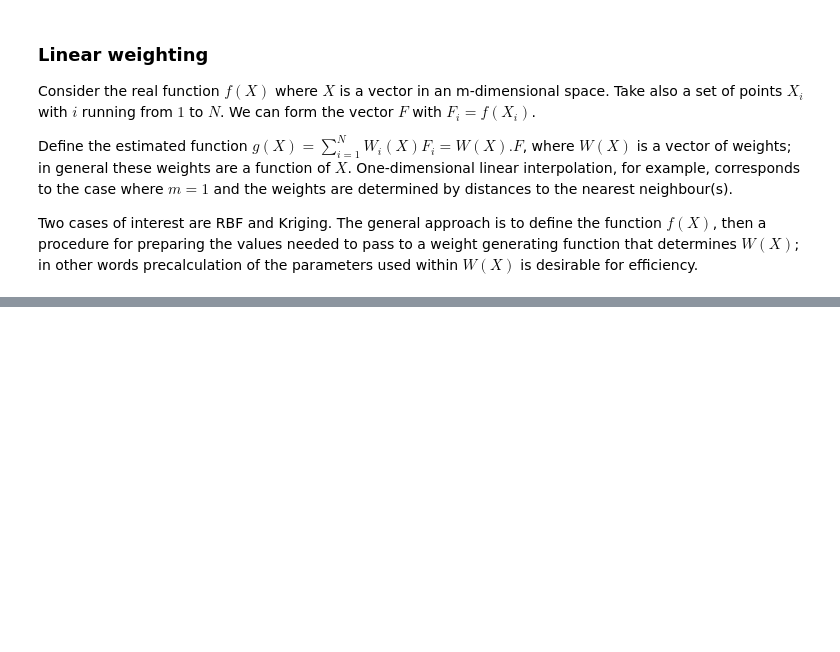
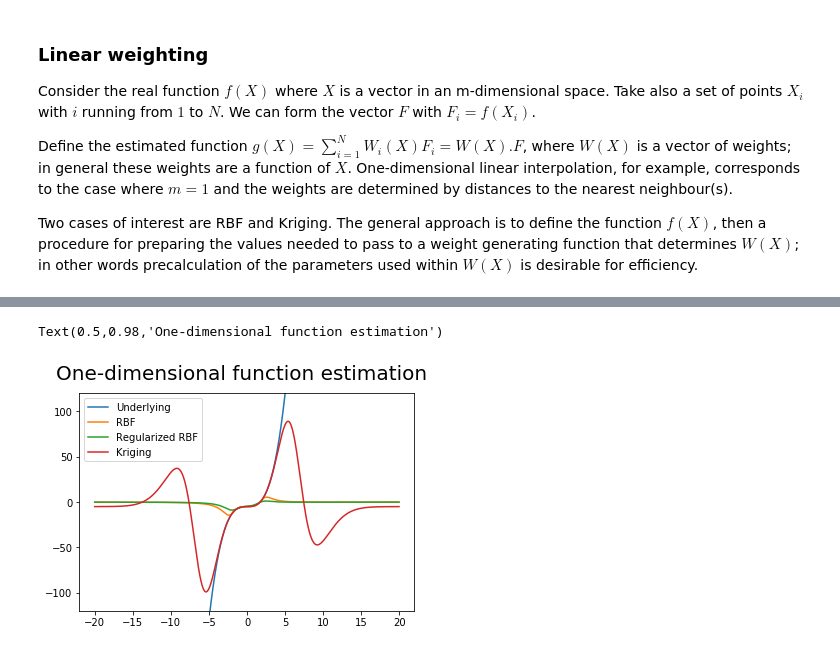
Before and after one commit to GibbsConsulting/ds-collateral, a Jupyter notebook: notebooks/SpatialFunctions.ipynb, the cells around one changed output, grey strips where cells are left out. Drawn from its saved outputs; the diff is of its cells as text; code cells hidden in the pictures; blank space fills up the shorter version.

Commit message:
Improved RBF and Kriging example and added some labelling

```diff
--- a/notebooks/SpatialFunctions.ipynb
+++ b/notebooks/SpatialFunctions.ipynb
@@ -117,2 +164,31 @@ We use $f(x) = x^4 - 5$
 # %%
-func1D = lambda x: (x*x*x*x -5)
+func1D = lambda x: (x*x*x -5)
+# %%
+func1DEst, kwargs = form_rbf_artifacts(func1D, simple_kernel, pd.DataFrame([-2,-1.5,-1,-0.5,0,0.5,1,1.5,2]))
+func1DReg, krargs = form_rbf_artifacts(func1D, simple_kernel, pd.DataFrame([-2,-1.5,-1,-0.5,0,0.5,1,1.5,2]),lambd=-0.5)
+func1DKre, krawgs = form_kriging_artifacts(func1D, covariance, pd.DataFrame([-2,-1.5,-1,-0.5,0,0.5,1,1.5,2]))
+# %%
+xVec = np.arange(-400,400) / 20
+# %%
+vals = [func1DEst(x,**kwargs) for x in xVec]
+actVals = [func1D(x) for x in xVec]
+kals = [func1DKre(x,**krawgs) for x in xVec]
+rals = [func1DReg(x,**krargs) for x in xVec]
+
+ratio = [v/a for v,a in zip(vals,actVals)]
+rario = [v/a for v,a in zip(rals,actVals)]
+katio = [v/a for v,a in zip(kals,actVals)]
+# %%
+plt.plot(xVec,actVals,label="Underlying")
+plt.plot(xVec,vals,label="RBF")
+plt.plot(xVec,rals,label="Regularized RBF")
+plt.plot(xVec,kals,label="Kriging")
+
+axes = plt.gca()
+axes.set_ylim([-120,120])
+
+plt.legend()
+plt.suptitle("One-dimensional function estimation",fontsize=20)
+# %% [output]
+Text(0.5,0.98,'One-dimensional function estimation')
+[figure, added]
```
Also changed, not shown: parts of 26 cells of this notebook.
